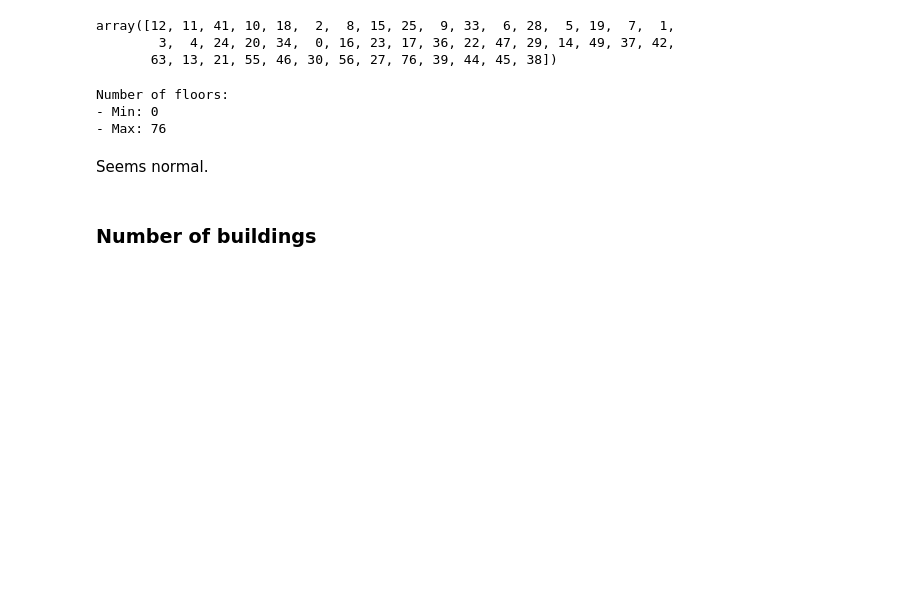
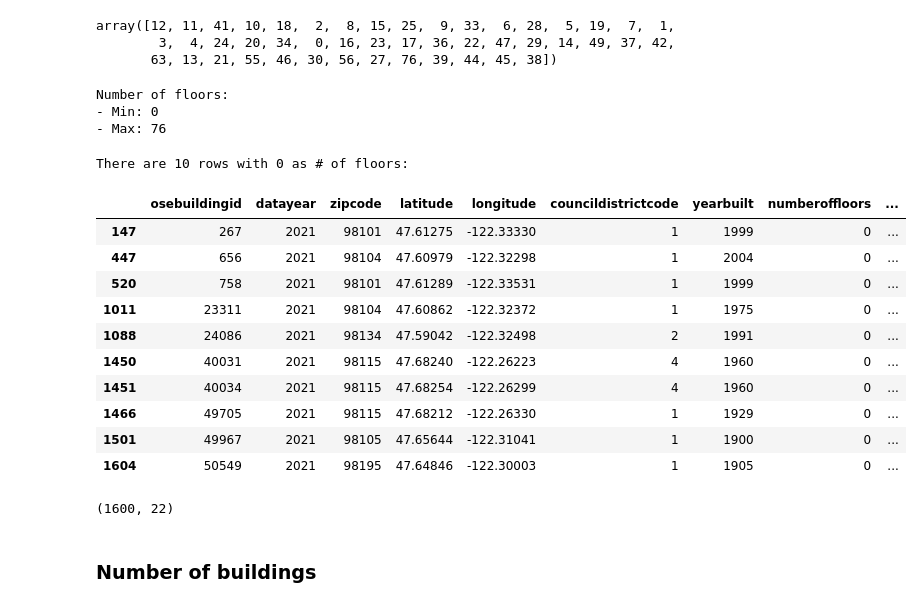
Before and after one commit to 64FC/Openclassrooms_DataScientist, a Jupyter notebook: Projet_3/SeattleBuildingEnergy_1_nb_exploratoire.ipynb, the cells around one changed output. Cells and saved outputs as stored; diff of their text form; code cells hidden in the pictures; blank space fills up the shorter version.

```diff
--- a/Projet_3/SeattleBuildingEnergy_1_nb_exploratoire.ipynb
+++ b/Projet_3/SeattleBuildingEnergy_1_nb_exploratoire.ipynb
@@ -530,5 +538,6 @@ assert len(num_data[col_].unique()) == num_data.shape[0]
 # %%
 # The column should not have any predictive power, and can/should be dropped:
 sub_df_14 = sub_df_13.drop(columns=col_)
+num_data = num_data.drop(columns=col_)
 sub_df_14.shape
 # %% [output]
@@ -545,5 +554,6 @@ array([2021])
 # %%
 # This is to be expected considering the data. I can drop this column:
 sub_df_15 = sub_df_14.drop(columns=col_)
+num_data = num_data.drop(columns=col_)
 sub_df_15.shape
 # %% [output]
@@ -584,7 +595,8 @@ There are 15 rows with 0 as Zipcode:
 | 1565 | 50345 | 2021 | 0 | 47.54926 | -122.32958 | 0 | 2017 | 1 | ... |
 # %%
 # I could try to deduce the Zipcode through the address or the TaxParcelID,
-# but I'll go with the easy (maybe not optimal) solution here: drop the rows
+# but I'll go with the easy (maybe not optimal) solution here: drop the rows:
 sub_df_16 = sub_df_15[sub_df_15[col_]!=0]
+num_data = num_data[num_data[col_]!=0]
 sub_df_16.shape
 # %% [output]
@@ -626,5 +638,6 @@ sub_df_16[sub_df_16[col_long]>-120]
 # %%
 # Looks like this row needs some fixing, but I'll just remove it:
 sub_df_17 = sub_df_16[sub_df_16[col_lat]>40]
+num_data = num_data[num_data[col_lat]>40]
 sub_df_17.shape
 # %% [output]
@@ -688,8 +701,32 @@ print('Number of floors:\n- Min: {}\n- Max: {}'.format(
 Number of floors:
 - Min: 0
 - Max: 76
-# %% [markdown]
-Seems normal.
+# %%
+# Count the rows where the # is '0' and display them:
+print(
+    f'There are {len(num_data[num_data[col_]==0])} rows with 0 as # of floors:\n')
+num_data[num_data[col_]==0]
+# %% [output]
+There are 10 rows with 0 as # of floors:
+|  | osebuildingid | datayear | zipcode | latitude | longitude | councildistrictcode | yearbuilt | numberoffloors | ... |
+| 147 | 267 | 2021 | 98101 | 47.61275 | -122.33330 | 1 | 1999 | 0 | ... |
+| 447 | 656 | 2021 | 98104 | 47.60979 | -122.32298 | 1 | 2004 | 0 | ... |
+| 520 | 758 | 2021 | 98101 | 47.61289 | -122.33531 | 1 | 1999 | 0 | ... |
+| 1011 | 23311 | 2021 | 98104 | 47.60862 | -122.32372 | 1 | 1975 | 0 | ... |
+| 1088 | 24086 | 2021 | 98134 | 47.59042 | -122.32498 | 2 | 1991 | 0 | ... |
+| 1450 | 40031 | 2021 | 98115 | 47.68240 | -122.26223 | 4 | 1960 | 0 | ... |
+| 1451 | 40034 | 2021 | 98115 | 47.68254 | -122.26299 | 4 | 1960 | 0 | ... |
+| 1466 | 49705 | 2021 | 98115 | 47.68212 | -122.26330 | 1 | 1929 | 0 | ... |
+| 1501 | 49967 | 2021 | 98105 | 47.65644 | -122.31041 | 1 | 1900 | 0 | ... |
+| 1604 | 50549 | 2021 | 98195 | 47.64846 | -122.30003 | 1 | 1905 | 0 | ... |
+# %%
+# This seems to be a mistake. The value could either be 1, or 10, or something
+# else that I could fill using an imputer, but for now I just drop these rows:
+sub_df_18 = sub_df_17[sub_df_17[col_]!=0]
+num_data = num_data[num_data[col_]!=0]
+sub_df_18.shape
+# %% [output]
+(1600, 22)
 # %% [markdown]
 ### Number of buildings
 # %%
```
Also changed, not shown: parts of 55 cells of this notebook.
